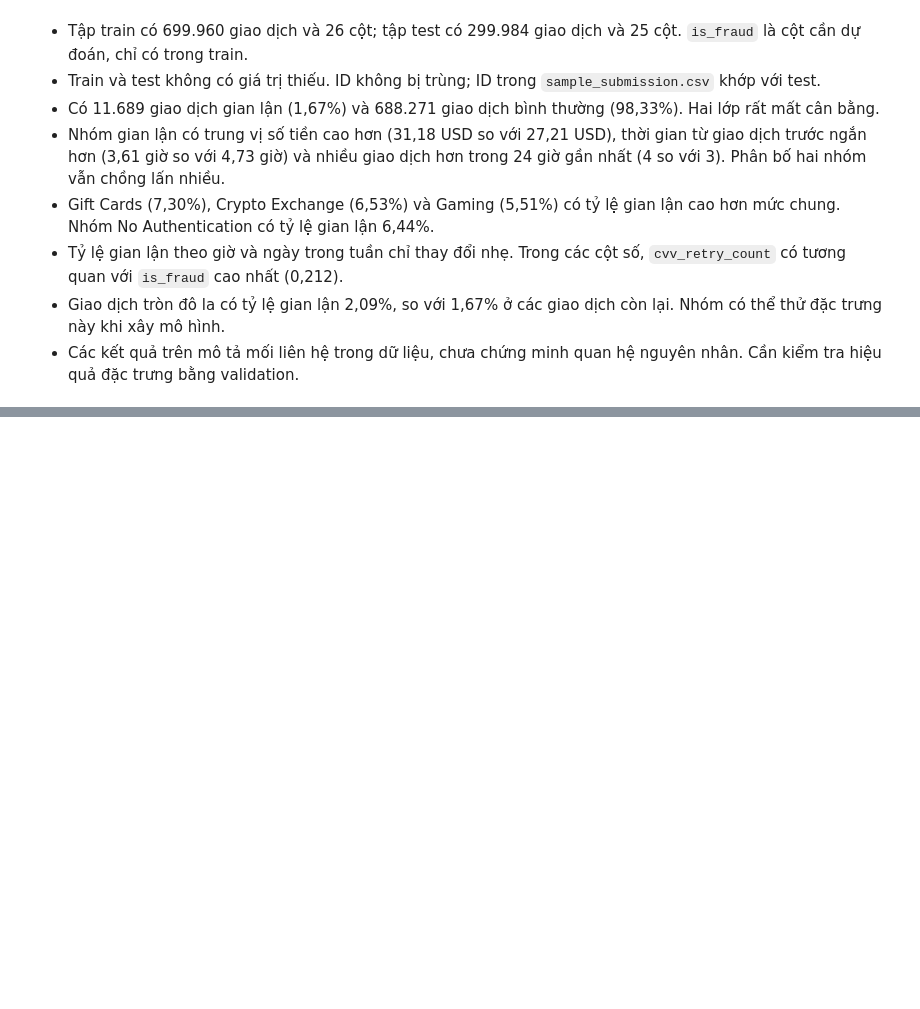
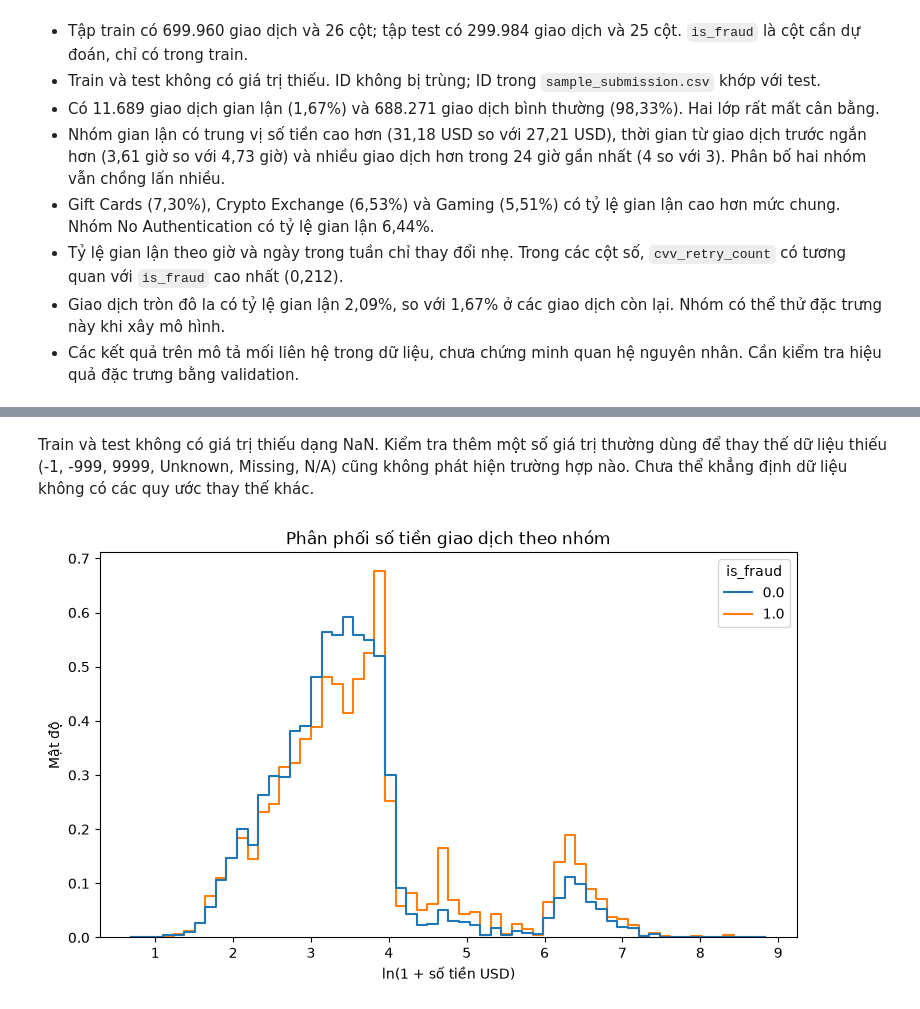
Before and after one commit to nghthanhlong/FraudDetection, a Jupyter notebook: notebooks/01_eda.ipynb, the cells around one changed output, grey strips where cells are left out. Saved outputs shown, nothing was run; the diff lists cells and outputs as text; code cells hidden in the pictures; blank space fills up the shorter version.

```diff
--- a/notebooks/01_eda.ipynb
+++ b/notebooks/01_eda.ipynb
@@ -180,0 +538,26 @@ display(bang_so_tien_tron)
+# %% [markdown]
+Train và test không có giá trị thiếu dạng NaN. Kiểm tra thêm một số giá trị thường dùng để thay thế dữ liệu thiếu (-1, -999, 9999, Unknown, Missing, N/A) cũng không phát hiện trường hợp nào. Chưa thể khẳng định dữ liệu không có các quy ước thay thế khác.
+# %%
+import numpy as np
+
+du_lieu_ve = train[["amount_usd", "is_fraud"]].copy()
+du_lieu_ve["log_amount"] = np.log1p(du_lieu_ve["amount_usd"])
+
+plt.figure(figsize=(9, 5))
+sns.histplot(
+    data=du_lieu_ve,
+    x="log_amount",
+    hue="is_fraud",
+    bins=60,
+    stat="density",
+    common_norm=False,
+    element="step",
+    fill=False,
+)
+
+plt.title("Phân phối số tiền giao dịch theo nhóm")
+plt.xlabel("ln(1 + số tiền USD)")
+plt.ylabel("Mật độ")
+plt.show()
+# %% [output]
+[figure, added]
```
Also changed, not shown: parts of 17 cells of this notebook.
